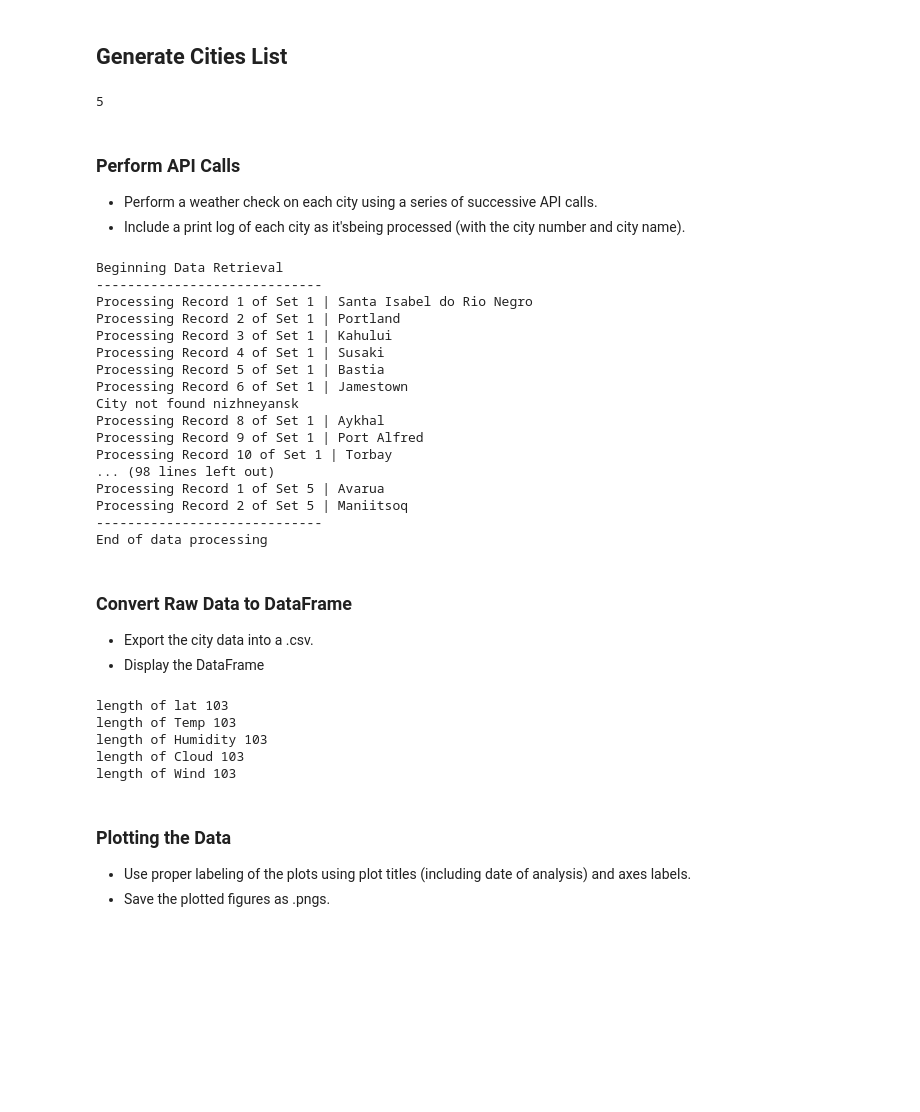
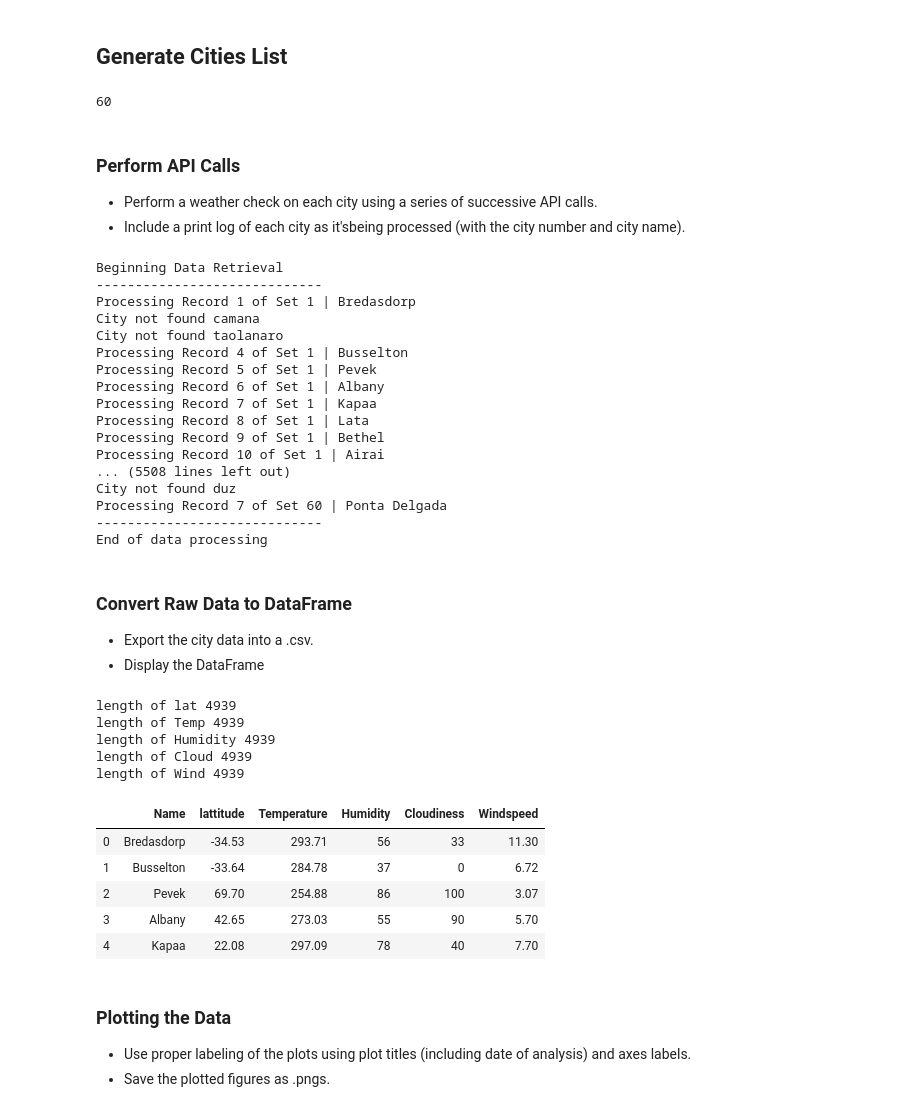
Before and after one commit to maheshdivan/python-api-challenge, a Jupyter notebook: WeatherPy/WeatherPy.ipynb, the cells around one changed output. Saved outputs shown, nothing was run; the diff lists cells and outputs as text; code cells hidden in the pictures; blank space fills up the shorter version.

```diff
--- a/WeatherPy/WeatherPy.ipynb
+++ b/WeatherPy/WeatherPy.ipynb
@@ -34,8 +34,8 @@ lat_lngs = []
 cities = []
 
 # Create a set of random lat and lng combinations
-lats = np.random.uniform(low=-90.000, high=90.000, size=50)
-lngs = np.random.uniform(low=-180.000, high=180.000, size=50)
+lats = np.random.uniform(low=-90.000, high=90.000, size=1500)
+lngs = np.random.uniform(low=-180.000, high=180.000, size=1500)
 lat_lngs = zip(lats, lngs)
 
 # Identify nearest city for each lat, lng combination
@@ -53,14 +53,14 @@ chunks=[cities[x:x+100] for x in range(0, len(cities), 10)]
 
 len(chunks)
 # %% [output]
-5
+60
 # %% [markdown]
 ### Perform API Calls
 * Perform a weather check on each city using a series of successive API calls.
 * Include a print log of each city as it'sbeing processed (with the city number and city name).
 # %%
 url = "http://api.openweathermap.org/data/2.5/weather?"
-
+city_name=[]
 lat   = []
 temp  = []
 hum   = []
@@ -80,6 +80,7 @@ for i in range(len(chunks)):
         weather_response = requests.get(query_url).json()
         try:
             print("Processing Record {} of Set {} | {}".format(count+1,i+1,weather_response["name"]))
+            city_name.append(weather_response["name"])
             lat.append(weather_response["coord"]['lat'])
             temp.append(weather_response["main"]['temp'])
             hum.append(weather_response["main"]['humidity'])
@@ -93,19 +94,19 @@ print("End of data processing")
 # %% [output]
 Beginning Data Retrieval
 -----------------------------
-Processing Record 1 of Set 1 | Santa Isabel do Rio Negro
-Processing Record 2 of Set 1 | Portland
-Processing Record 3 of Set 1 | Kahului
-Processing Record 4 of Set 1 | Susaki
-Processing Record 5 of Set 1 | Bastia
-Processing Record 6 of Set 1 | Jamestown
-City not found nizhneyansk
-Processing Record 8 of Set 1 | Aykhal
-Processing Record 9 of Set 1 | Port Alfred
-Processing Record 10 of Set 1 | Torbay
-... (98 lines left out)
-Processing Record 1 of Set 5 | Avarua
-Processing Record 2 of Set 5 | Maniitsoq
+Processing Record 1 of Set 1 | Bredasdorp
+City not found camana
+City not found taolanaro
+Processing Record 4 of Set 1 | Busselton
+Processing Record 5 of Set 1 | Pevek
+Processing Record 6 of Set 1 | Albany
+Processing Record 7 of Set 1 | Kapaa
+Processing Record 8 of Set 1 | Lata
+Processing Record 9 of Set 1 | Bethel
+Processing Record 10 of Set 1 | Airai
+... (5508 lines left out)
+City not found duz
+Processing Record 7 of Set 60 | Ponta Delgada
 -----------------------------
 End of data processing
 # %% [markdown]
@@ -123,13 +124,14 @@ print("length of Cloud", len(cloud))
 
 print("length of Wind", len(wind))
 # %% [output]
-length of lat 103
-length of Temp 103
-length of Humidity 103
-length of Cloud 103
-length of Wind 103
+length of lat 4939
+length of Temp 4939
+length of Humidity 4939
+length of Cloud 4939
+length of Wind 4939
 # %%
 city = {
+ "Name":city_name,
  "lattitude":lat,
  "Temperature":temp,
  "Humidity":hum,
@@ -138,6 +140,15 @@ city = {
 }
 # %%
 city_df=pd.DataFrame(city)
+
+city_df.head()
+# %% [output]
+|  | Name | lattitude | Temperature | Humidity | Cloudiness | Windspeed |
+| 0 | Bredasdorp | -34.53 | 293.71 | 56 | 33 | 11.30 |
+| 1 | Busselton | -33.64 | 284.78 | 37 | 0 | 6.72 |
+| 2 | Pevek | 69.70 | 254.88 | 86 | 100 | 3.07 |
+| 3 | Albany | 42.65 | 273.03 | 55 | 90 | 5.70 |
+| 4 | Kapaa | 22.08 | 297.09 | 78 | 40 | 7.70 |
 # %%
 export_csv = city_df.to_csv('/Users/maheshdivakarannair/Documents/GitHub/python-api-challenge/WeatherPy/data.csv',index = None, header=True)
 # %% [markdown]
```
Also changed, not shown: parts of 3 cells of this notebook, 5 other files.
